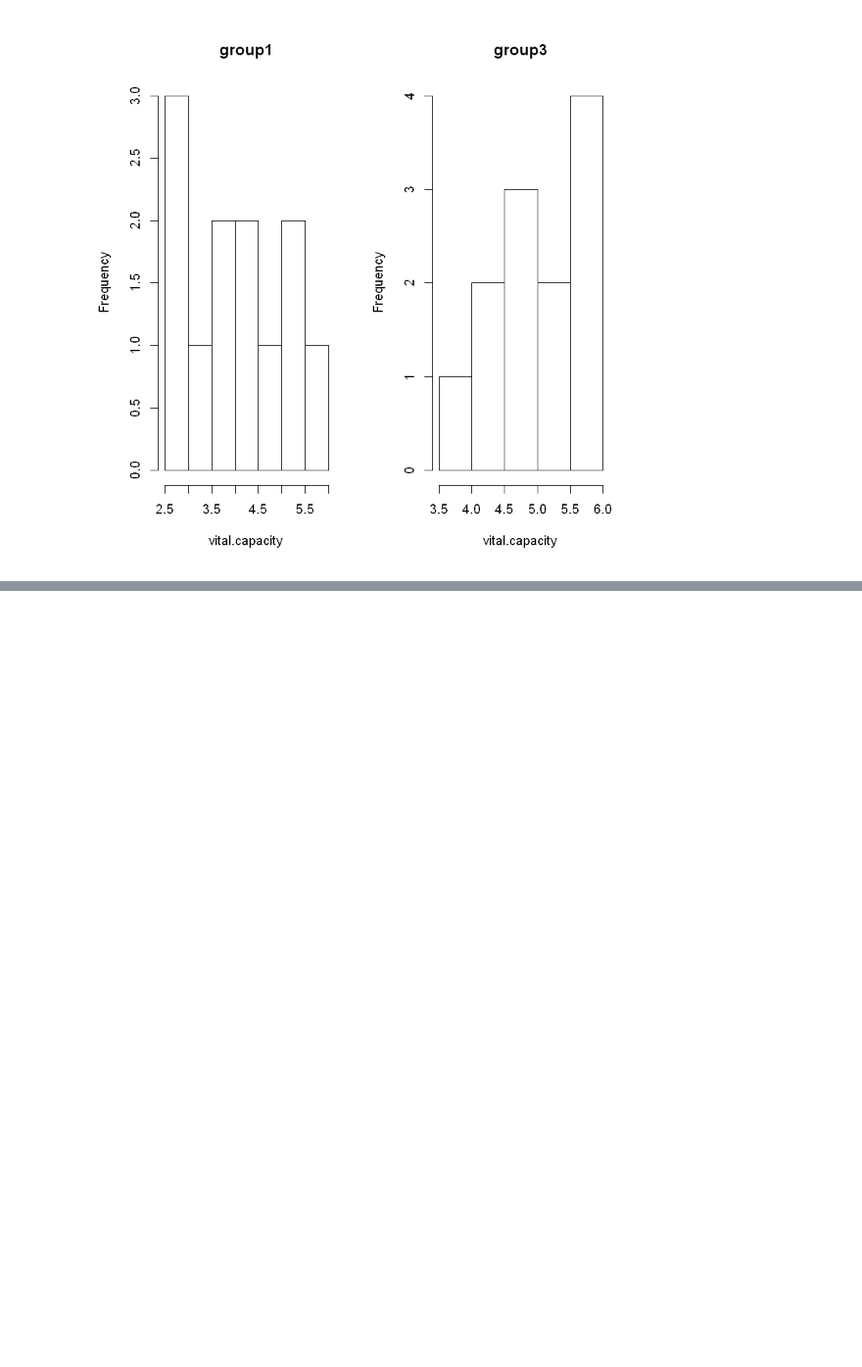
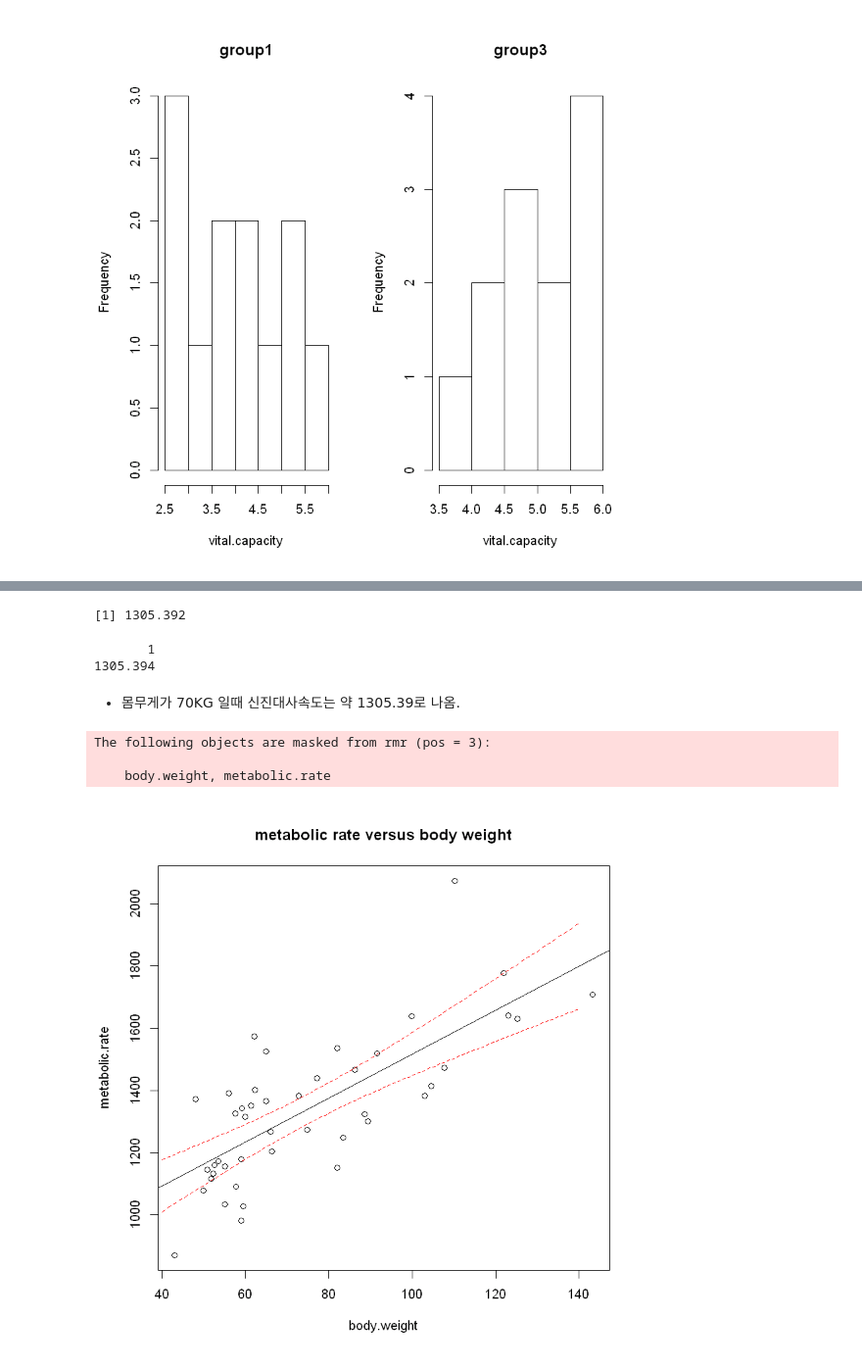
Before and after one commit to braveji18/mystudy, a Jupyter notebook: 01_school/12_데이터분석방법론1/homework_01.ipynb, the cells around one changed output, grey strips where cells are left out. Shown: that part at 98% size. Saved outputs shown, nothing was run; the diff lists cells and outputs as text; code cells hidden in the pictures; blank space fills up the shorter version.

```diff
--- a/01_school/12_데이터분석방법론1/homework_01.ipynb
+++ b/01_school/12_데이터분석방법론1/homework_01.ipynb
@@ -239,0 +368,27 @@ par(mfrow=c(1,1))
+# %%
+pred_v <- 811.2267 +   7.0595 * 70
+pred_v
+predict(rmr.lm, newdata=data.frame(body.weight=70))
+# %% [output]
+[1] 1305.392
+       1
+1305.394
+# %% [markdown]
+- 몸무게가 70KG 일때 신진대사속도는 약 1305.39로 나옴.
+# %%
+attach( rmr )
+new.body_weight <- data.frame( body.weight=40:140 )
+pc <- predict(rmr.lm, interval = "confidence", newdata=new.body_weight, level = 0.95 )
+pred.weight <- new.body_weight$body.weight
+
+plot( body.weight,  metabolic.rate,  main="metabolic rate versus body weight"  )
+abline( rmr.lm)
+lines(pred.weight, pc[ ,3], lty = 'dashed', col = 'red')
+lines(pred.weight, pc[ ,2], lty = 'dashed', col = 'red')
+
+detach( rmr )
+# %% [output]
+The following objects are masked from rmr (pos = 3):
+
+    body.weight, metabolic.rate
+[figure, added]
```
Also changed, not shown: parts of 17 cells of this notebook.
